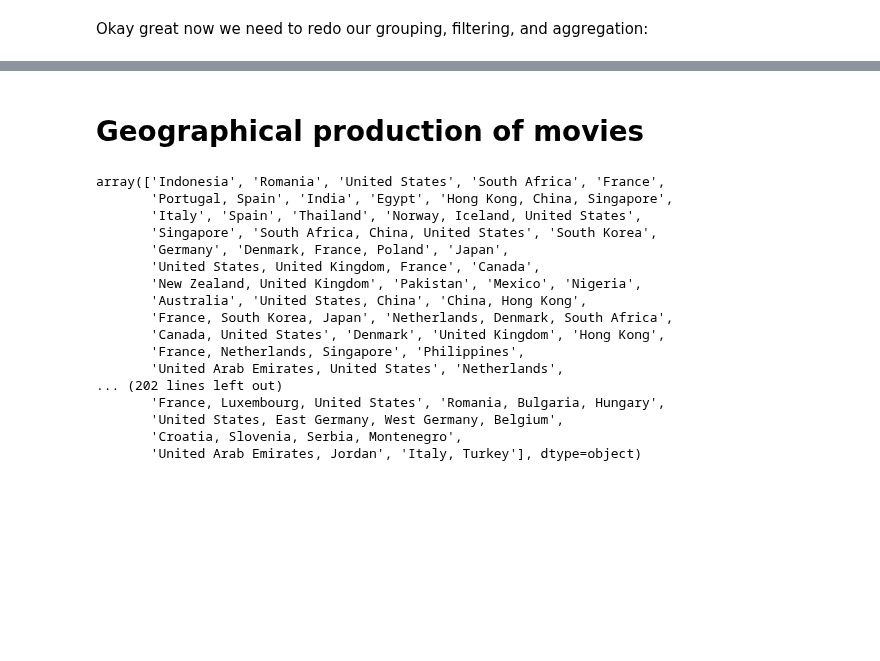
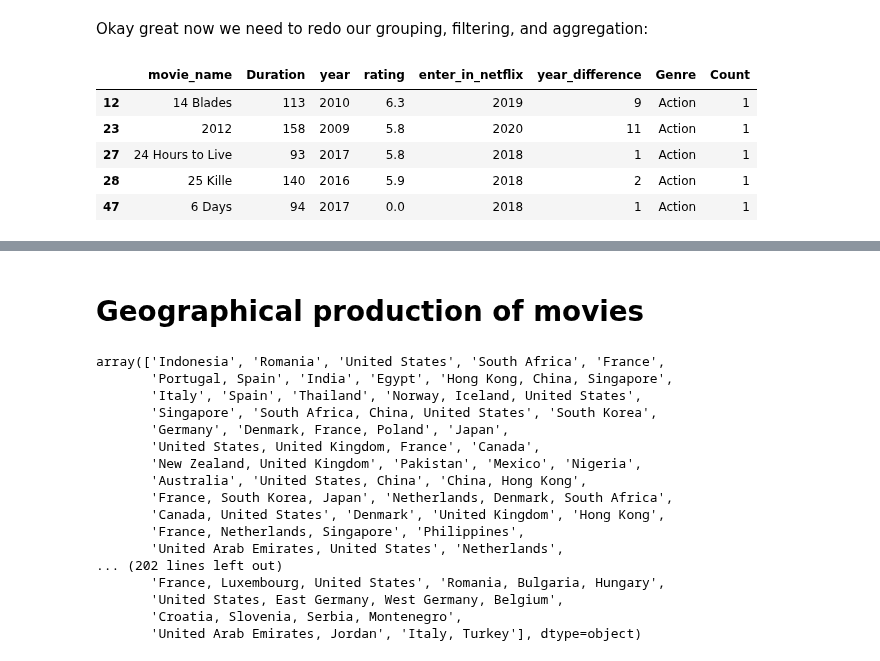
Before and after one commit to Kristian-Abad/Netflix-Movies-Project, a Jupyter notebook: Netflix_Movies.ipynb, the cells around one changed output, grey strips where cells are left out. Drawn from its saved outputs; the diff is of its cells as text; code cells hidden in the pictures; blank space fills up the shorter version.

```diff
--- a/Netflix_Movies.ipynb
+++ b/Netflix_Movies.ipynb
@@ -712,9 +768,15 @@ data_mod_7[data_mod_7.year_difference < 0]
 # %% [markdown]
 Okay great now we need to redo our grouping, filtering, and aggregation:
 # %%
-data_mod_7 = data_mod_7.loc[:,'year':'Thriller'].drop(columns=['genre','director','actors','country']).melt(id_vars=['year','rating','enter_in_netflix'],var_name='Genre',value_name='Count')
+data_mod_7 = data_mod_7.drop(columns=['genre','director','actors','country']).melt(id_vars=['movie_name','Duration','year','rating','enter_in_netflix','year_difference'],var_name='Genre',value_name='Count')
 data_mod_7 = data_mod_7[data_mod_7.Count == 1]
-data_mod_7['year_difference'] = data_mod_7.enter_in_netflix - data_mod_7.year
 data_mod_7.head(5)
+# %% [output]
+|  | movie_name | Duration | year | rating | enter_in_netflix | year_difference | Genre | Count |
+| 12 | 14 Blades | 113 | 2010 | 6.3 | 2019 | 9 | Action | 1 |
+| 23 | 2012 | 158 | 2009 | 5.8 | 2020 | 11 | Action | 1 |
+| 27 | 24 Hours to Live | 93 | 2017 | 5.8 | 2018 | 1 | Action | 1 |
+| 28 | 25 Kille | 140 | 2016 | 5.9 | 2018 | 2 | Action | 1 |
+| 47 | 6 Days | 94 | 2017 | 0.0 | 2018 | 1 | Action | 1 |
 # %%
 data_mod_7.to_csv('/content/year_difference_by_genre.csv')
```
Also changed, not shown: parts of 20 cells of this notebook.
